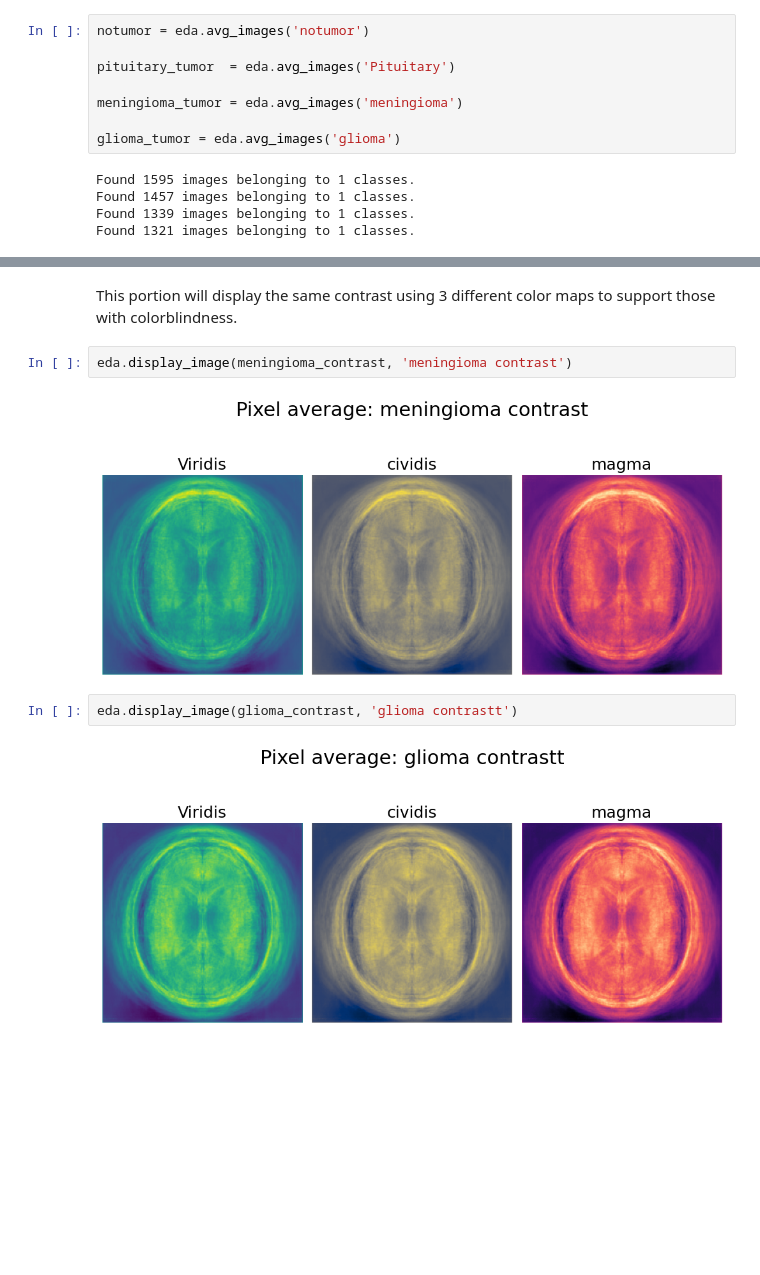
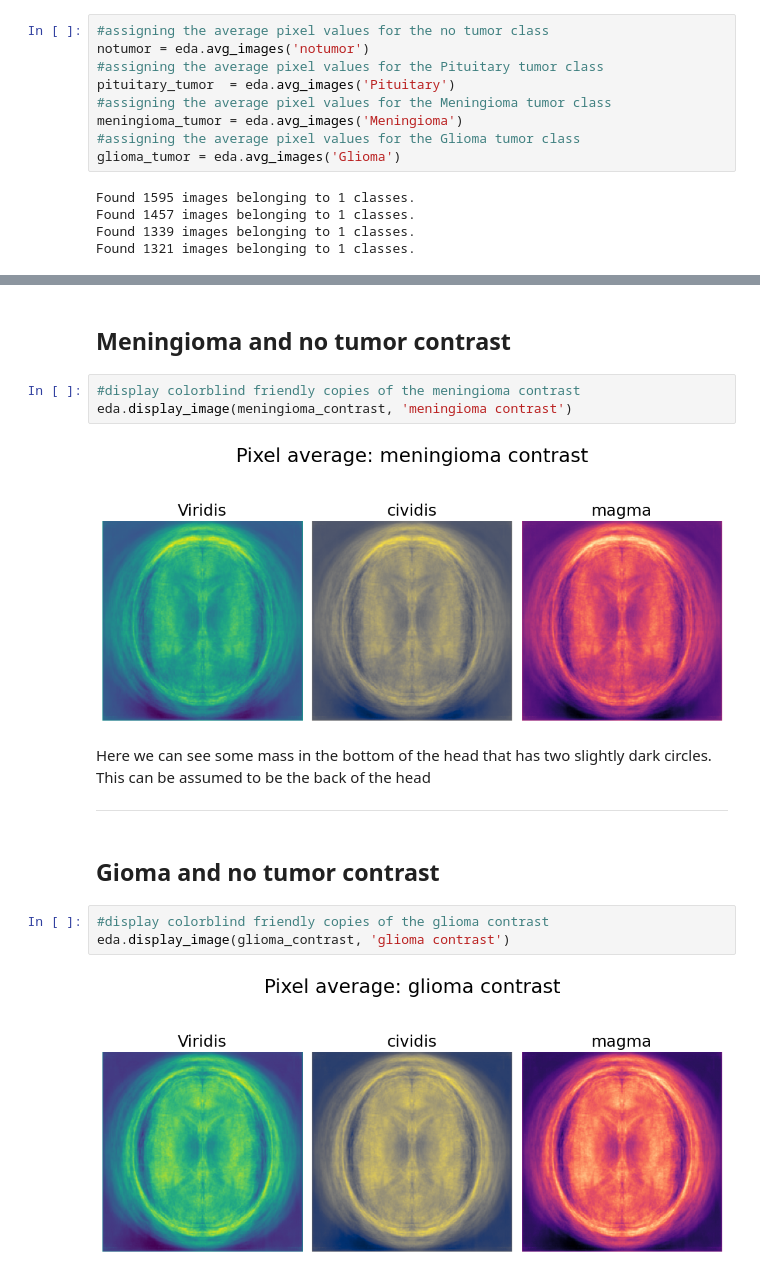
Before and after one commit to DerikVo/Brain_tumor_classification, a Jupyter notebook: Notebooks/01_EDA.ipynb, the cells around one changed output, grey strips where cells are left out. Saved outputs shown, nothing was run; the diff lists cells and outputs as text; blank space fills up the shorter version.

```diff
--- a/Notebooks/01_EDA.ipynb
+++ b/Notebooks/01_EDA.ipynb
@@ -57,11 +71,12 @@ This portion re-uses code from a previous [project](https://github.com/DerikVo/D
 # %%
+#assigning the average pixel values for the no tumor class
 notumor = eda.avg_images('notumor')
-
+#assigning the average pixel values for the Pituitary tumor class
 pituitary_tumor  = eda.avg_images('Pituitary')
-
-meningioma_tumor = eda.avg_images('meningioma')
-
-glioma_tumor = eda.avg_images('glioma')
+#assigning the average pixel values for the Meningioma tumor class
+meningioma_tumor = eda.avg_images('Meningioma')
+#assigning the average pixel values for the Glioma tumor class
+glioma_tumor = eda.avg_images('Glioma')
 # %% [output]
 Found 1595 images belonging to 1 classes.
 Found 1457 images belonging to 1 classes.
@@ -96,11 +130,18 @@ pituitary_contrast = eda.image_contrast(pituitary_tumor, notumor)
 meningioma_contrast = eda.image_contrast(meningioma_tumor, notumor)
-# %% [markdown]
-This portion will display the same contrast using 3 different color maps to support those with colorblindness.
+# %% [markdown]
+## Meningioma and no tumor contrast
 # %%
+#display colorblind friendly copies of the meningioma contrast
 eda.display_image(meningioma_contrast, 'meningioma contrast')
 # %% [output]
 [figure]
+# %% [markdown]
+Here we can see some mass in the bottom of the head that has two slightly dark circles. This can be assumed to be the back of the head
+_____________________________________________________________________________________________________________
+# %% [markdown]
+## Gioma and no tumor contrast
 # %%
-eda.display_image(glioma_contrast, 'glioma contrastt')
+#display colorblind friendly copies of the glioma contrast
+eda.display_image(glioma_contrast, 'glioma contrast')
 # %% [output]
-[figure, old version]
+[figure, new version]
```
Also changed, not shown: parts of 26 cells of this notebook, 6 other files.
